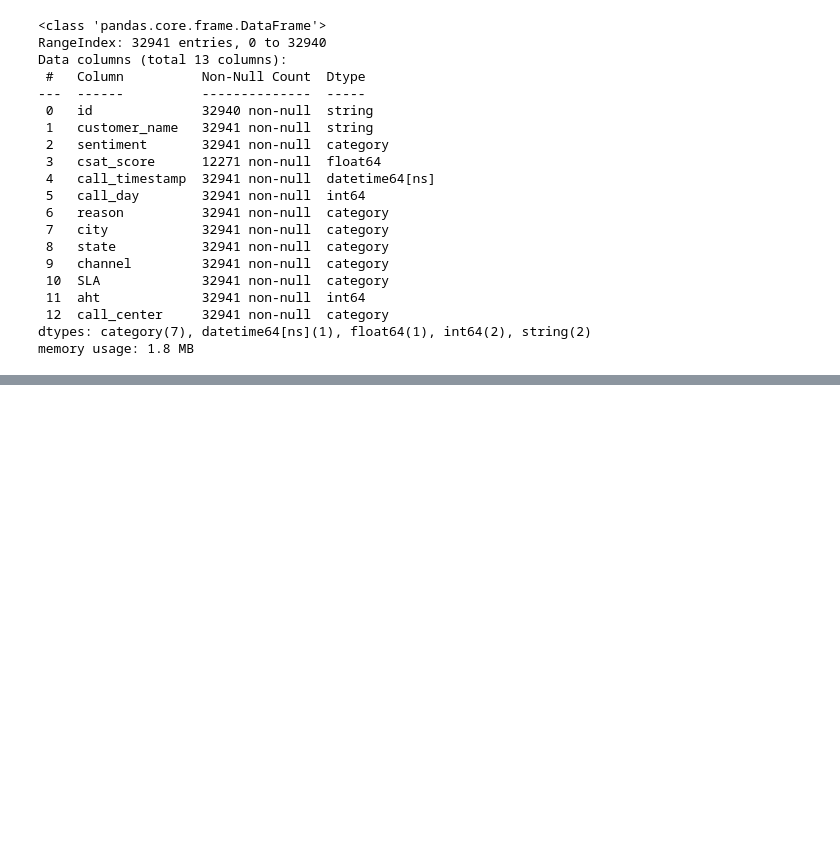
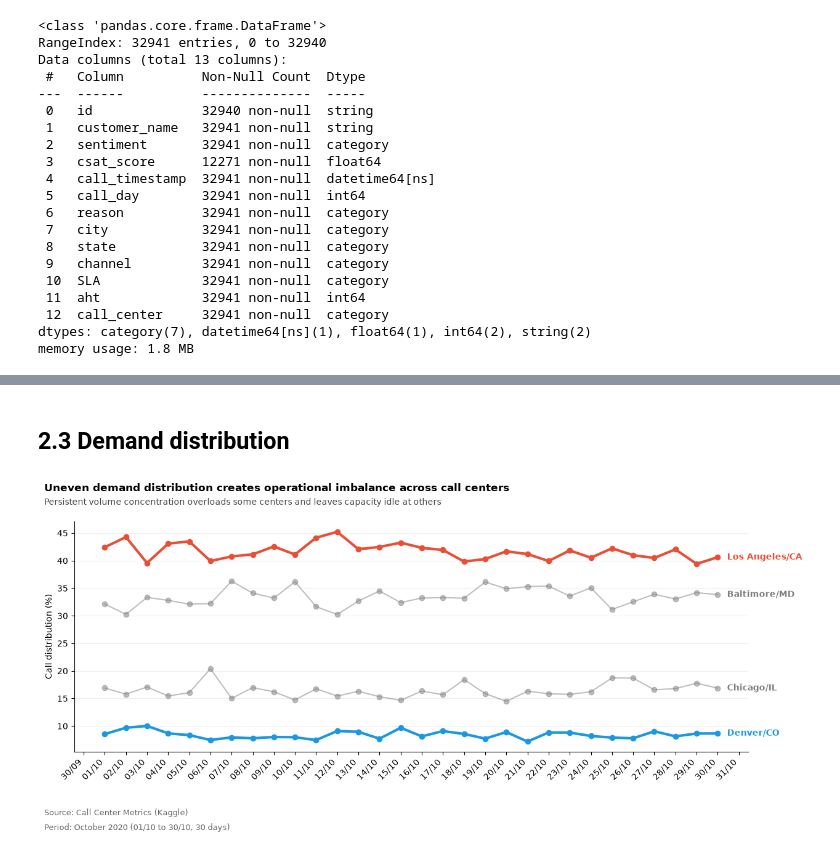
Before and after one commit to JV-root/WFM-Analysis, a Jupyter notebook: notebook.ipynb, the cells around one changed output, grey strips where cells are left out. Cells and saved outputs as stored; diff of their text form; code cells hidden in the pictures; blank space fills up the shorter version.

```diff
--- a/notebook.ipynb
+++ b/notebook.ipynb
@@ -1161,0 +383,66 @@ Thank you for visiting this notebook! For more projects and professional updates
+# %% [markdown]
+## 2.3 Demand distribution
+# %%
+# 1. Preparation
+
+
+# Pivot: percentage of calls per call_center and date, over the section 1.2 window
+calls_pivot = (
+    df_analysis.groupby(["date", "call_center"])
+              .size()
+              .unstack(fill_value=0)
+)
+
+# continuous time axis, anchored to the official window
+full_range = pd.date_range(start=START_DATE, end=END_DATE, freq="D")
+calls_pivot = calls_pivot.reindex(full_range, fill_value=0)
+calls_pivot.index.name = "date"
+
+# convert to a daily percentage
+calls_pct = calls_pivot.div(calls_pivot.sum(axis=1), axis=0) * 100
+
+
+# 2. Chart
+plt.figure(figsize=(14, 6))
+ax = plt.gca()
+
+highlight_centers = {
+    "Los Angeles/CA": "#E94F37",
+    "Denver/CO": "#1B98E0"
+}
+
+x_margin = pd.Timedelta(days=0.3)
+
+for col in calls_pct.columns:
+    highlight = col in highlight_centers
+    line, = ax.plot(
+        calls_pct.index, calls_pct[col],
+        marker="o",
+        color=highlight_centers.get(col, "gray"),
+        alpha=1.0 if highlight else 0.5,
+        linewidth=3 if highlight else 1.5,
+        zorder=3 if highlight else 2
+    )
+    # direct label on the last point (replaces the legend)
+    ax.text(
+        calls_pct.index[-1] + x_margin, calls_pct[col].iloc[-1],
+        f" {col}", color=line.get_color(),
+        va="center", fontsize=10, fontweight="bold"
+    )
+
+
+# 3. Visual standard
+
+
+executive_style(
+    ax,
+    title="Uneven demand distribution creates operational imbalance across call centers",
+    subtitle="Persistent volume concentration overloads some centers and leaves capacity idle at others",
+    ylabel="Call distribution (%)",
+    date_axis=True,
+    right_margin=0.90
+)
+
+plt.show()
+# %% [output]
+[figure, added]
```
Also changed, not shown: parts of 97 cells of this notebook, 3 other files.
